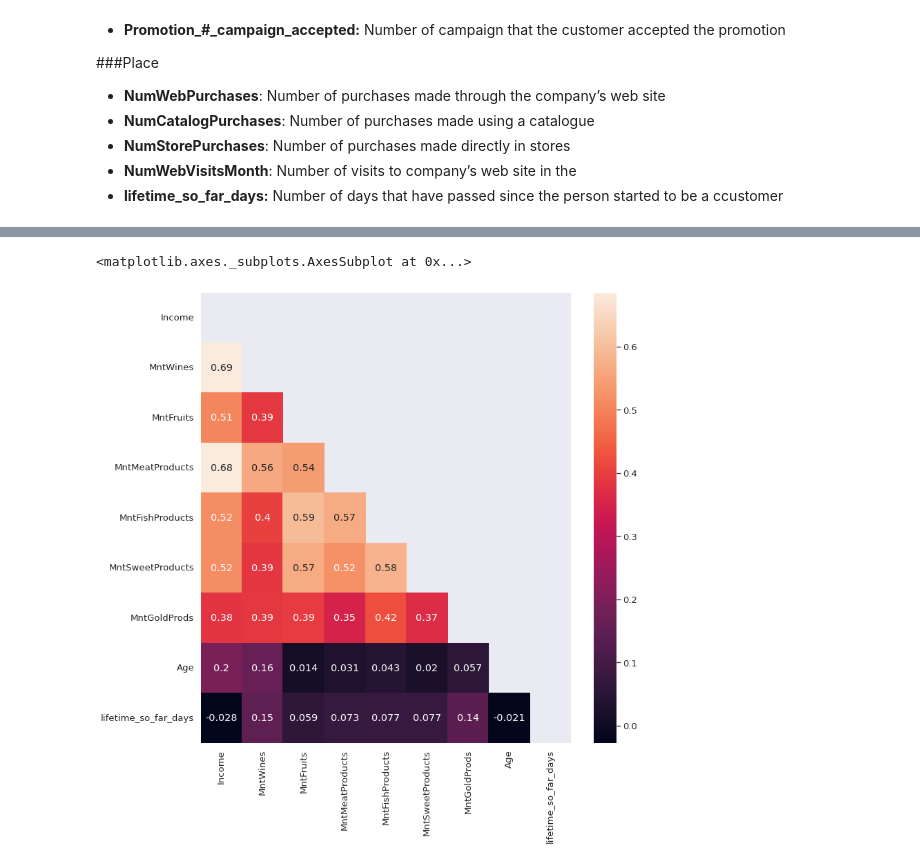
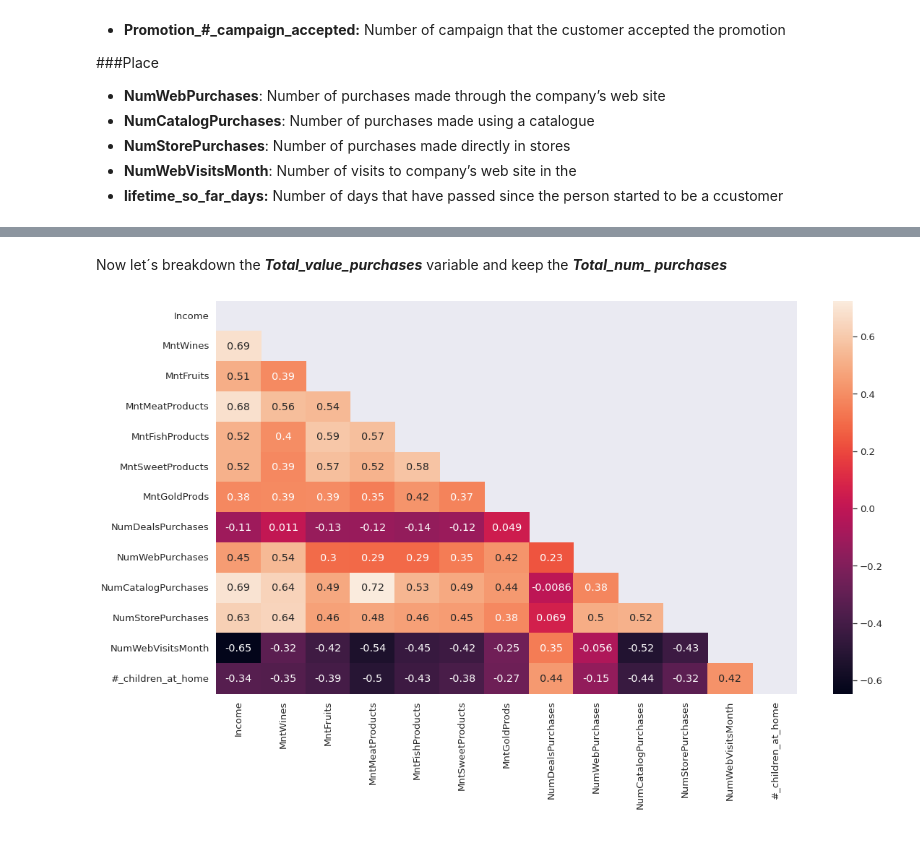
Before and after one commit to nico961009/Learning-AI-and-ML-with-a-Marketing-Campaign-dataset, a Jupyter notebook: 2.-Exploratory_Data_Analysis.ipynb, the cells around one changed output, grey strips where cells are left out. Saved outputs shown, nothing was run; the diff lists cells and outputs as text; code cells hidden in the pictures.

```diff
--- a/2.-Exploratory_Data_Analysis.ipynb
+++ b/2.-Exploratory_Data_Analysis.ipynb
@@ -82,12 +46,0 @@ mk.describe()
-# %%
-# Ahora echamos un vistazo rápido a las correlaciones presentes con el siguiente gráfico de Seaborn:
-
-# Definition of the style grid
-sns.set(style='whitegrid', context='notebook',rc = {'figure.figsize':(10,10)})
-# We plot only the columns that have ['int64','float64'] type
-cols = list(mk.select_dtypes(include=['int64','float64']))
-
-# creamos un pairplot para ver las relaciones. "height" nos indicará que tan grande
-# queremos que sean los recuadros
-sns.pairplot(mk[cols], height=2.5, corner=True)
-plt.show()
@@ -95,0 +96,20 @@ plt.show()
+# %%
+# We generate some extra variables to be able to summarize
+mk['Total_value_purchases'] = mk['MntWines']+mk['MntFruits']+mk['MntMeatProducts']+mk['MntFishProducts']+mk['MntSweetProducts']+mk['MntGoldProds']
+mk['Total_num_ purchases'] = mk['NumWebPurchases']+mk['NumCatalogPurchases']+mk['NumStorePurchases']+mk['NumDealsPurchases']
+# %%
+# Correlation matrix: heatmap
+# Option 1: Summarized of variables: Total_value_purchases and Total_num_ purchases
+# Here:
+  # Total_value_purchases = MntWines + MntFruits + MntMeatProducts + MntFishProducts + MntSweetProducts + MntGoldProds
+  # Total_num_ purchases = NumWebPurchases + NumCatalogPurchases + NumStorePurchases + NumDealsPurchases
+
+cols2 = ['Income','Recency','Total_num_ purchases','NumWebVisitsMonth','Age','lifetime_so_far_days',
+        '#_children_at_home','Total_value_purchases']
+cm2 = np.corrcoef(mk[cols2].values.T)
+matrixd = np.triu(cm2)
+sns.set(font_scale=1.2 ,rc = {'figure.figsize':(17,7)})
+
+sns.heatmap(cm2, cbar=True, annot=True, yticklabels=cols2, xticklabels=cols2, mask=matrixd)
+
+plt.show()
@@ -96,12 +131,18 @@ plt.show()
+# %% [markdown]
+Now let´s breakdown the ***Total_value_purchases*** variable and keep the ***Total_num_ purchases***
 # %%
+# Correlation matrix: heatmap
+# Option 2: Breakdown of the variables: Total_num_ purchases and Total_value_ purchases
+# We drop the following variables because of there is not a substancial correlation with other variables: ['Recency', 'Age', 'lifetime_so_far_days']
+cols = ['Income','MntWines','MntFruits','MntMeatProducts','MntFishProducts',
+        'MntSweetProducts','MntGoldProds','NumDealsPurchases','NumWebPurchases',
+        'NumCatalogPurchases','NumStorePurchases','NumWebVisitsMonth', '#_children_at_home']
 cm = np.corrcoef(mk[cols].values.T)
 matrix = np.triu(cm)
+sns.set(font_scale=1.2 ,rc = {'figure.figsize':(18,10)})
 
-sns.set(font_scale=1.2 ,rc = {'figure.figsize':(12,12)})
+sns.heatmap(cm, cbar=True, annot=True, yticklabels=cols, xticklabels=cols, mask=matrix)
 
-sns.heatmap(cm, cbar=True, annot=True,yticklabels=cols,xticklabels=cols, mask=matrix)
-
-# note: consider that Total_spent_last_2_years corralates with the elements that were used to get the value of that variable
+plt.show()
 # %% [output]
-<matplotlib.axes._subplots.AxesSubplot at 0x...>
-[figure, old version]
+[figure, new version]
```
Also changed, not shown: parts of 31 cells of this notebook, 1 other file.
